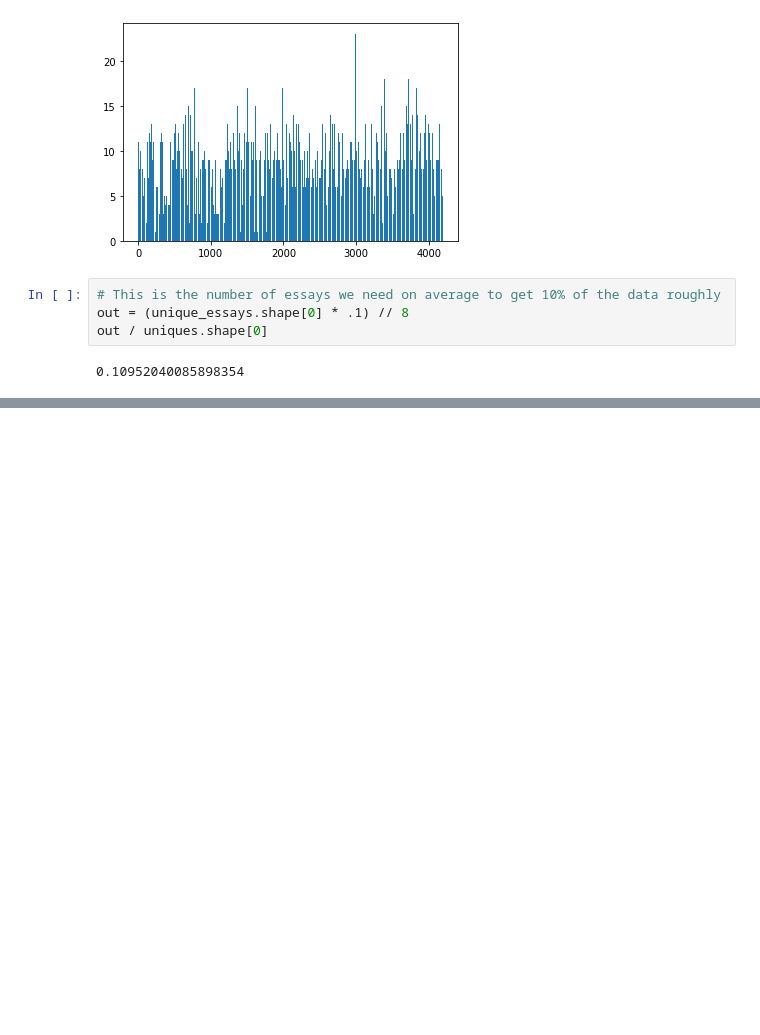
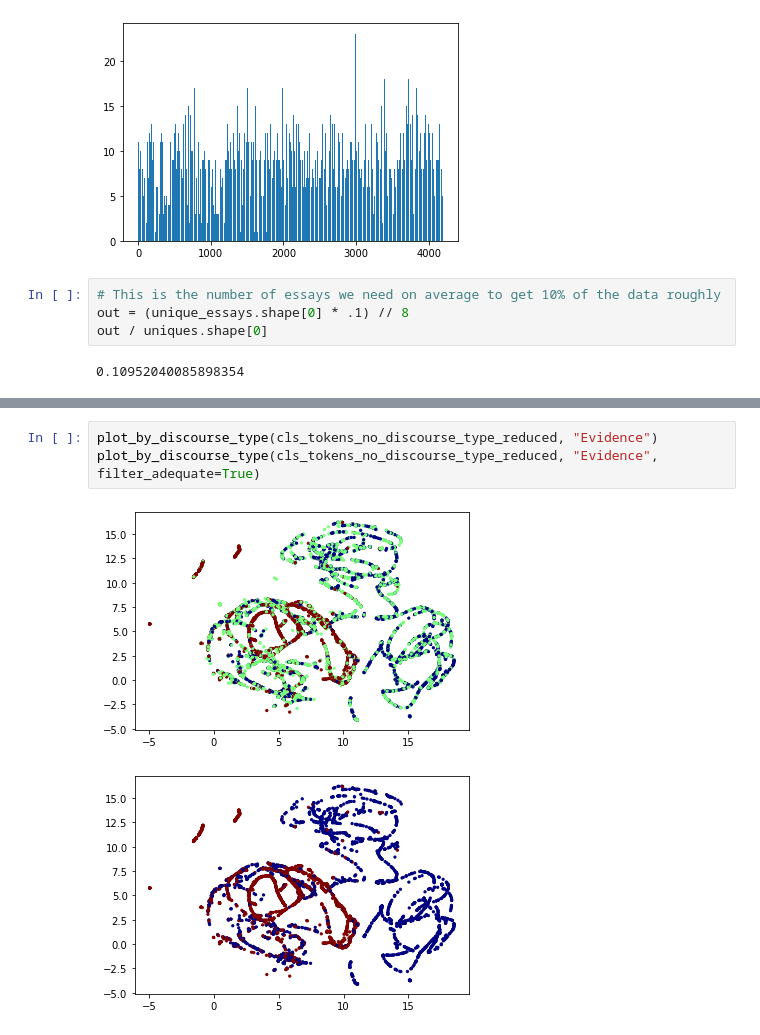
Before and after one commit to ByrdOfAFeather/pred_essay_quality, a Jupyter notebook: notebooks/init_explore.ipynb, the cells around one changed output, grey strips where cells are left out. Cells and saved outputs as stored; diff of their text form; blank space fills up the shorter version.

```diff
--- a/notebooks/init_explore.ipynb
+++ b/notebooks/init_explore.ipynb
@@ -311,0 +360,6 @@ out / uniques.shape[0]
+# %%
+plot_by_discourse_type(cls_tokens_no_discourse_type_reduced, "Evidence")
+plot_by_discourse_type(cls_tokens_no_discourse_type_reduced, "Evidence", filter_adequate=True)
+# %% [output]
+[figure, added]
+[figure, added]
```
Also changed, not shown: parts of 4 cells of this notebook, 8 other files.
